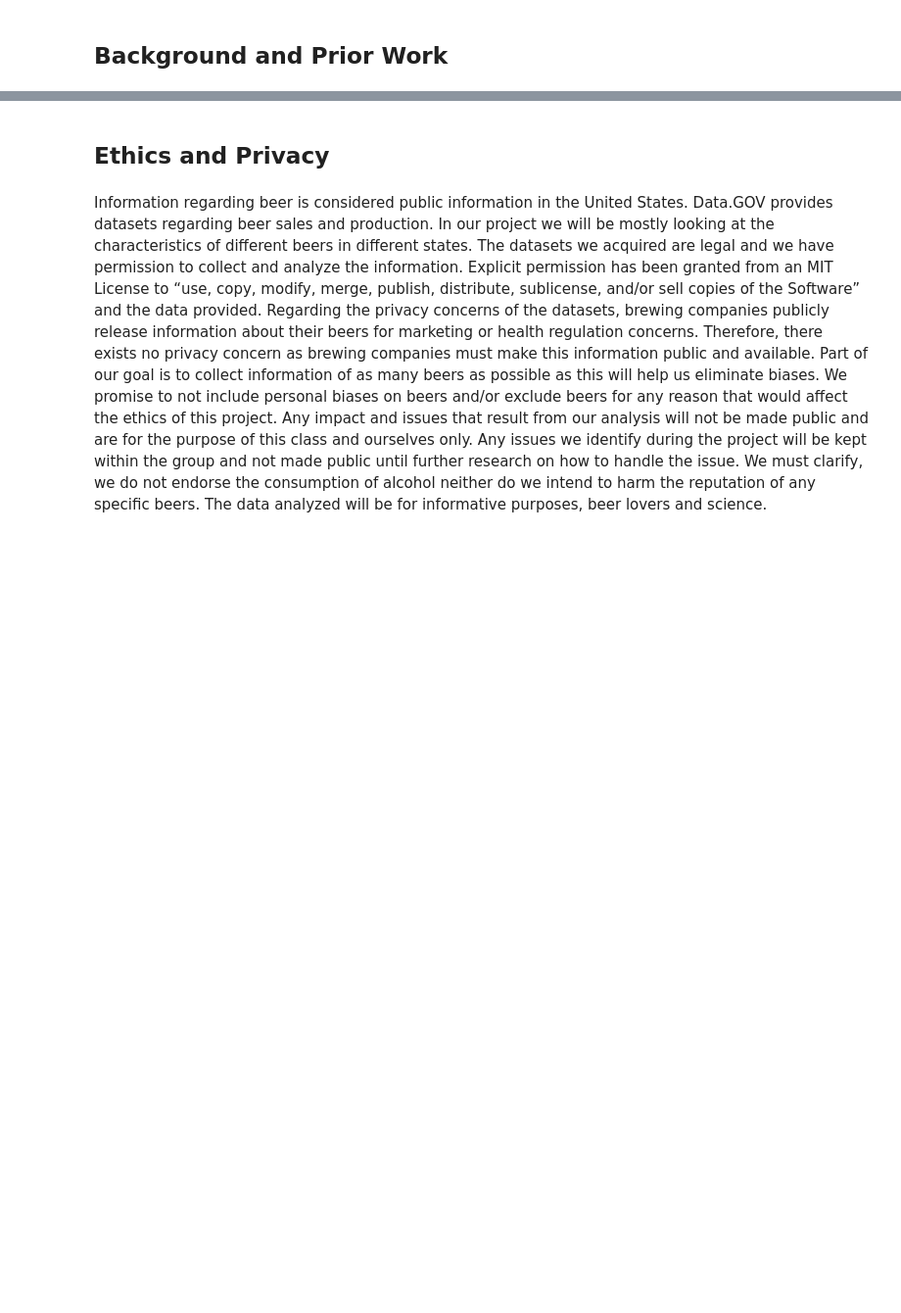
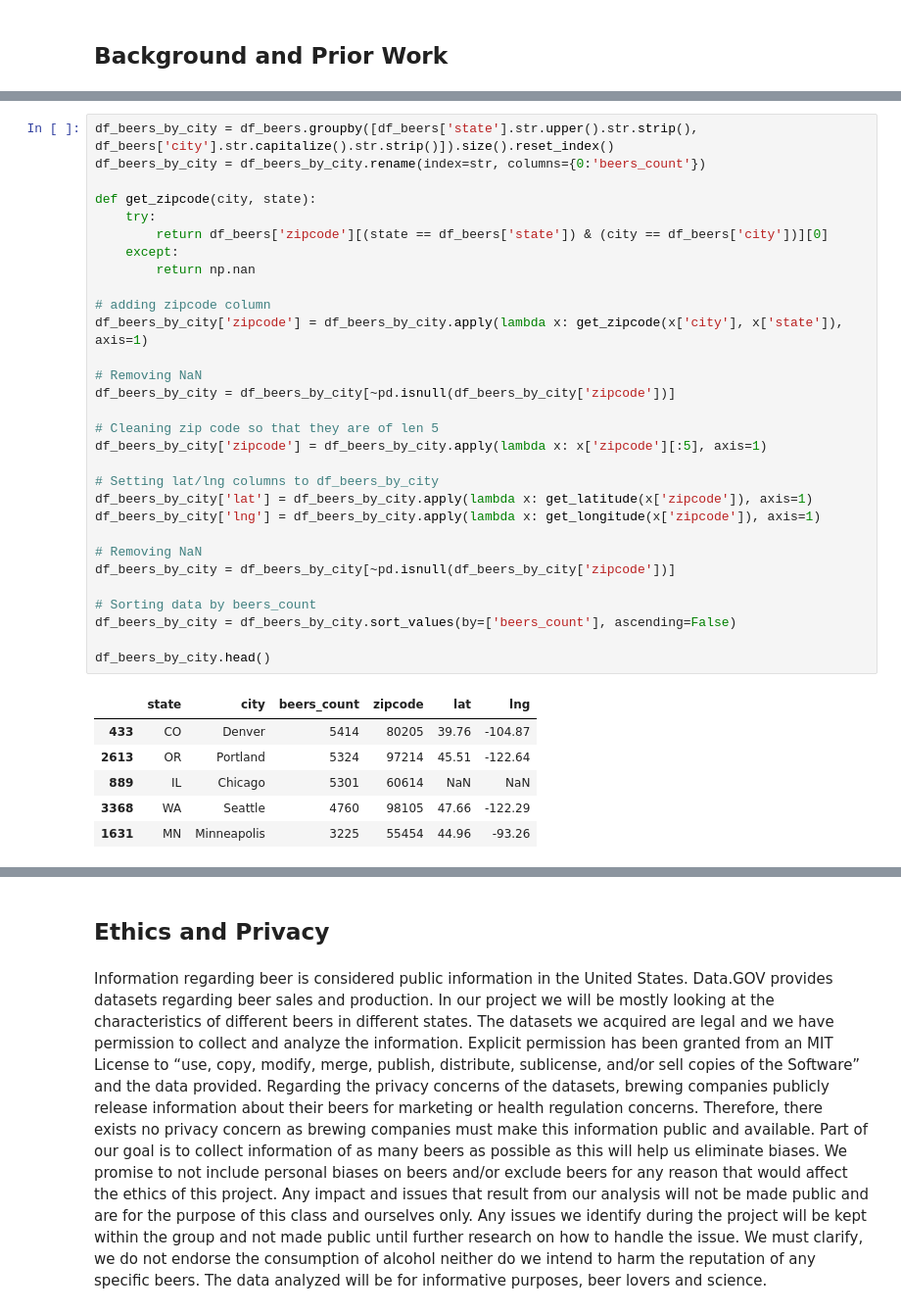
Before and after one commit to TomDonoghue/Pr_084, a Jupyter notebook: FinalProject.ipynb, the cells around one changed output, grey strips where cells are left out. Shown at 98% size. Drawn from its saved outputs; the diff is of its cells as text; blank space fills up the shorter version.

```diff
--- a/FinalProject.ipynb
+++ b/FinalProject.ipynb
@@ -70,0 +322,37 @@ http://newmapsplus.uky.edu/gallery/beer-tweets/#
+# %%
+df_beers_by_city = df_beers.groupby([df_beers['state'].str.upper().str.strip(), df_beers['city'].str.capitalize().str.strip()]).size().reset_index()
+df_beers_by_city = df_beers_by_city.rename(index=str, columns={0:'beers_count'})
+
+def get_zipcode(city, state):
+    try:
+        return df_beers['zipcode'][(state == df_beers['state']) & (city == df_beers['city'])][0]
+    except:
+        return np.nan
+
+# adding zipcode column
+df_beers_by_city['zipcode'] = df_beers_by_city.apply(lambda x: get_zipcode(x['city'], x['state']), axis=1)
+
+# Removing NaN
+df_beers_by_city = df_beers_by_city[~pd.isnull(df_beers_by_city['zipcode'])]
+
+# Cleaning zip code so that they are of len 5
+df_beers_by_city['zipcode'] = df_beers_by_city.apply(lambda x: x['zipcode'][:5], axis=1)
+
+# Setting lat/lng columns to df_beers_by_city
+df_beers_by_city['lat'] = df_beers_by_city.apply(lambda x: get_latitude(x['zipcode']), axis=1)
+df_beers_by_city['lng'] = df_beers_by_city.apply(lambda x: get_longitude(x['zipcode']), axis=1)
+
+# Removing NaN
+df_beers_by_city = df_beers_by_city[~pd.isnull(df_beers_by_city['zipcode'])]
+
+# Sorting data by beers_count
+df_beers_by_city = df_beers_by_city.sort_values(by=['beers_count'], ascending=False)
+
+df_beers_by_city.head()
+# %% [output]
+|  | state | city | beers_count | zipcode | lat | lng |
+| 433 | CO | Denver | 5414 | 80205 | 39.76 | -104.87 |
+| 2613 | OR | Portland | 5324 | 97214 | 45.51 | -122.64 |
+| 889 | IL | Chicago | 5301 | 60614 | NaN | NaN |
+| 3368 | WA | Seattle | 4760 | 98105 | 47.66 | -122.29 |
+| 1631 | MN | Minneapolis | 3225 | 55454 | 44.96 | -93.26 |
```
Also changed, not shown: parts of 46 cells of this notebook.
